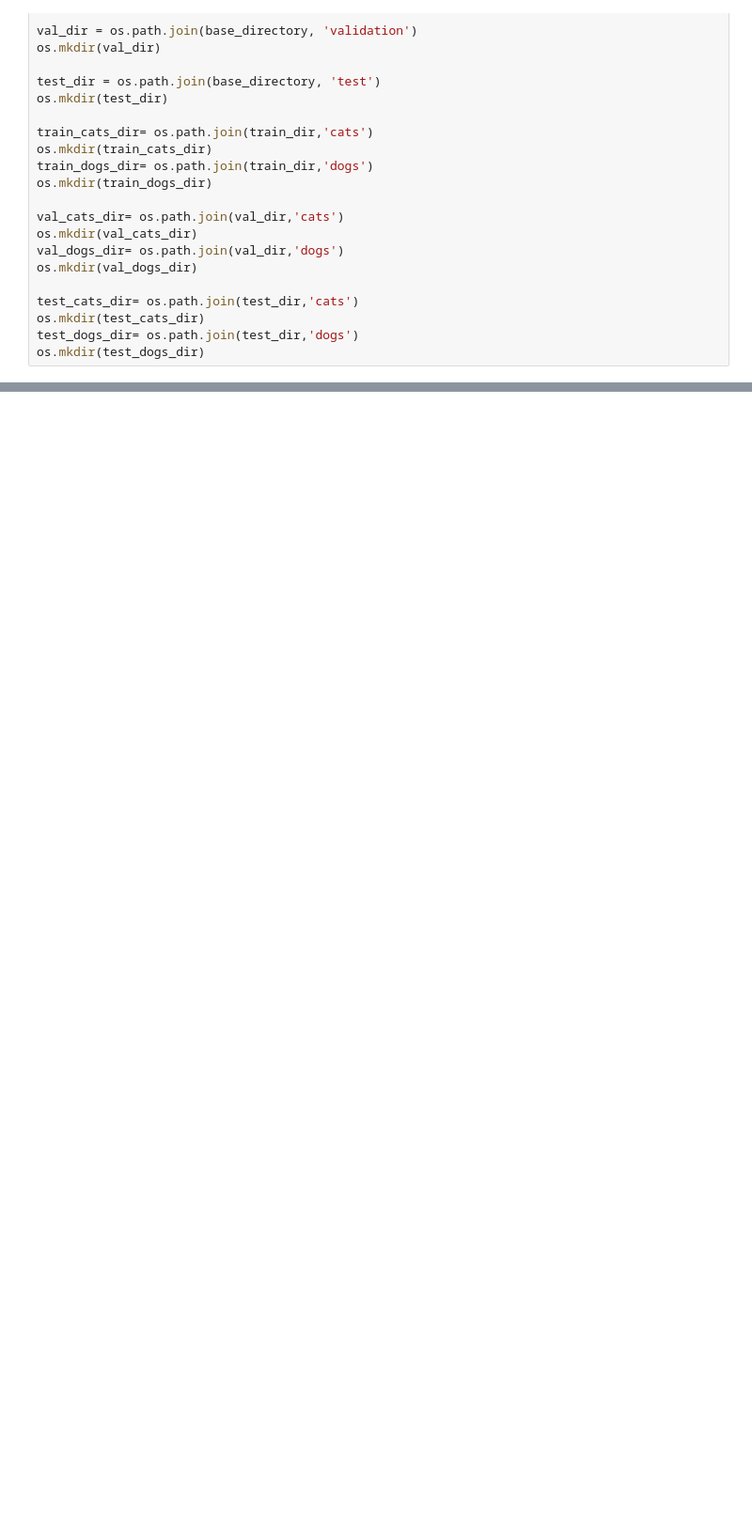
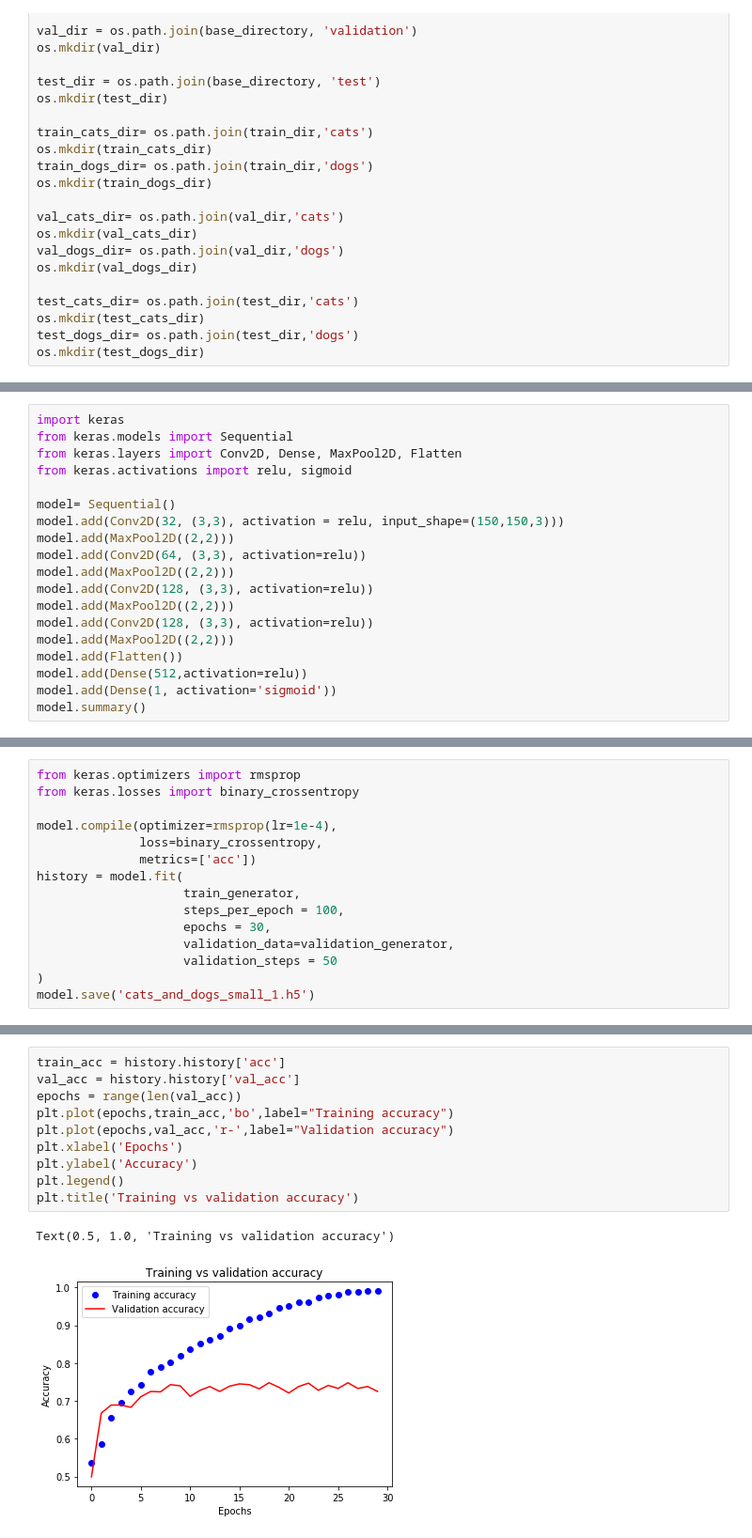
Before and after one commit to amamra-abdenour/Deep_Learning_Python, a Jupyter notebook: DeepLearning_6.ipynb, the cells around one changed output, grey strips where cells are left out. Shown: that part at 94% size. Cells and saved outputs as stored; diff of their text form; blank space fills up the shorter version.

```diff
--- a/DeepLearning_6.ipynb
+++ b/DeepLearning_6.ipynb
@@ -46,0 +157,19 @@ os.mkdir(test_dogs_dir)
+# %%
+import keras
+from keras.models import Sequential
+from keras.layers import Conv2D, Dense, MaxPool2D, Flatten
+from keras.activations import relu, sigmoid
+
+model= Sequential()
+model.add(Conv2D(32, (3,3), activation = relu, input_shape=(150,150,3)))
+model.add(MaxPool2D((2,2)))
+model.add(Conv2D(64, (3,3), activation=relu))
+model.add(MaxPool2D((2,2)))
+model.add(Conv2D(128, (3,3), activation=relu))
+model.add(MaxPool2D((2,2)))
+model.add(Conv2D(128, (3,3), activation=relu))
+model.add(MaxPool2D((2,2)))
+model.add(Flatten())
+model.add(Dense(512,activation=relu))
+model.add(Dense(1, activation='sigmoid'))
+model.summary()
@@ -46,0 +194,15 @@ os.mkdir(test_dogs_dir)
+# %%
+from keras.optimizers import rmsprop
+from keras.losses import binary_crossentropy
+
+model.compile(optimizer=rmsprop(lr=1e-4),
+              loss=binary_crossentropy,
+              metrics=['acc'])
+history = model.fit(
+                    train_generator,
+                    steps_per_epoch = 100,
+                    epochs = 30,
+                    validation_data=validation_generator,
+                    validation_steps = 50
+)
+model.save('cats_and_dogs_small_1.h5')
@@ -46,0 +236,13 @@ os.mkdir(test_dogs_dir)
+# %%
+train_acc = history.history['acc']
+val_acc = history.history['val_acc']
+epochs = range(len(val_acc))
+plt.plot(epochs,train_acc,'bo',label="Training accuracy")
+plt.plot(epochs,val_acc,'r-',label="Validation accuracy")
+plt.xlabel('Epochs')
+plt.ylabel('Accuracy')
+plt.legend()
+plt.title('Training vs validation accuracy')
+# %% [output]
+Text(0.5, 1.0, 'Training vs validation accuracy')
+[figure, added]
```
Also changed, not shown: parts of 21 cells of this notebook.
